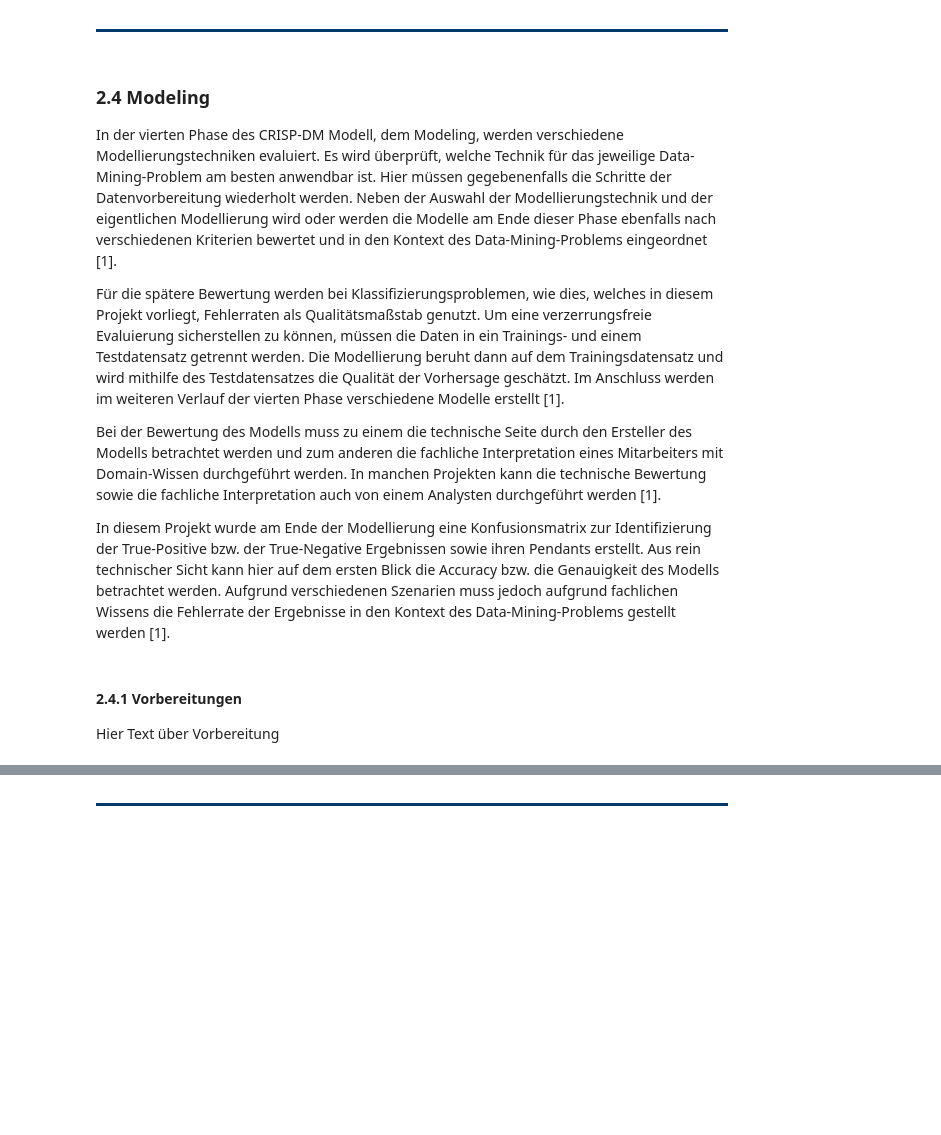
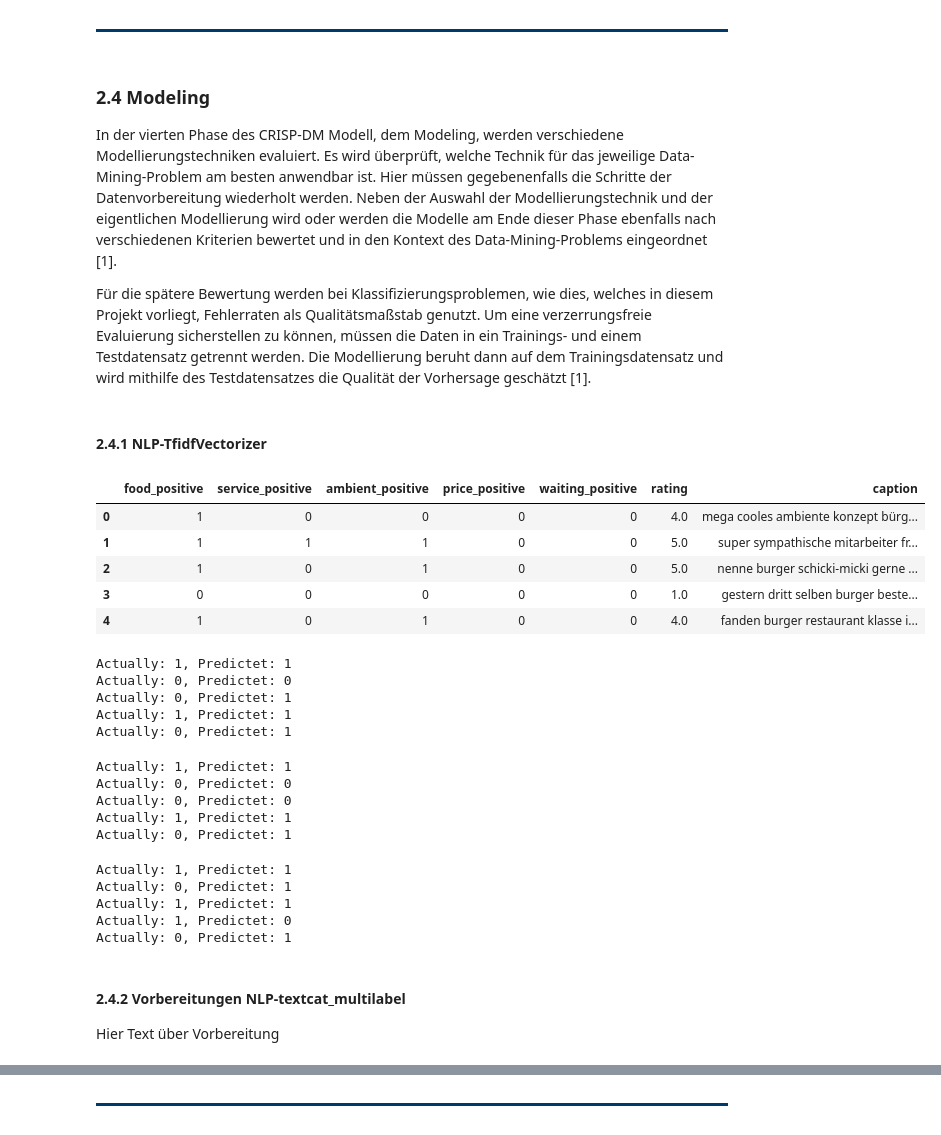
Before and after one commit to Herb-sh/NLPGoogleReviewSummary, a Jupyter notebook: Abschlussbericht.ipynb, the cells around one changed output, grey strips where cells are left out. Cells and saved outputs as stored; diff of their text form; code cells hidden in the pictures; blank space fills up the shorter version.

Commit message:
Abschlussbericht weiter verbessert

```diff
--- a/Abschlussbericht.ipynb
+++ b/Abschlussbericht.ipynb
@@ -79,8 +83,6 @@ HIER TEXT ÜBER DATA
 ### 2.4 Modeling
 In der vierten Phase des CRISP-DM Modell, dem Modeling, werden verschiedene Modellierungstechniken evaluiert. Es wird überprüft, welche Technik für das jeweilige Data-Mining-Problem am besten anwendbar ist. Hier müssen gegebenenfalls die Schritte der Datenvorbereitung wiederholt werden. Neben der Auswahl der Modellierungstechnik und der eigentlichen Modellierung wird oder werden die Modelle am Ende dieser Phase ebenfalls nach verschiedenen Kriterien bewertet und in den Kontext des Data-Mining-Problems eingeordnet [1].
 
-Für die spätere Bewertung werden bei Klassifizierungsproblemen, wie dies, welches in diesem Projekt vorliegt, Fehlerraten als Qualitätsmaßstab genutzt. Um eine verzerrungsfreie Evaluierung sicherstellen zu können, müssen die Daten in ein Trainings- und einem Testdatensatz getrennt werden. Die Modellierung beruht dann auf dem Trainingsdatensatz und wird mithilfe des Testdatensatzes die Qualität der Vorhersage geschätzt. Im Anschluss werden im weiteren Verlauf der vierten Phase verschiedene Modelle erstellt [1].
-
-Bei der Bewertung des Modells muss zu einem die technische Seite durch den Ersteller des Modells betrachtet werden und zum anderen die fachliche Interpretation eines Mitarbeiters mit Domain-Wissen durchgeführt werden. In manchen Projekten kann die technische Bewertung sowie die fachliche Interpretation auch von einem Analysten durchgeführt werden [1].
-
-In diesem Projekt wurde am Ende der Modellierung eine Konfusionsmatrix zur Identifizierung der True-Positive bzw. der True-Negative Ergebnissen sowie ihren Pendants erstellt. Aus rein technischer Sicht kann hier auf dem ersten Blick die Accuracy bzw. die Genauigkeit des Modells betrachtet werden. Aufgrund verschiedenen Szenarien muss jedoch aufgrund fachlichen Wissens die Fehlerrate der Ergebnisse in den Kontext des Data-Mining-Problems gestellt werden [1].
+Für die spätere Bewertung werden bei Klassifizierungsproblemen, wie dies, welches in diesem Projekt vorliegt, Fehlerraten als Qualitätsmaßstab genutzt. Um eine verzerrungsfreie Evaluierung sicherstellen zu können, müssen die Daten in ein Trainings- und einem Testdatensatz getrennt werden. Die Modellierung beruht dann auf dem Trainingsdatensatz und wird mithilfe des Testdatensatzes die Qualität der Vorhersage geschätzt [1].
+# %% [markdown]
+#### 2.4.1 NLP-TfidfVectorizer
@@ -86,0 +93,13 @@ In diesem Projekt wurde am Ende der Modellierung eine Konfusionsmatrix zur Ident
+# %%
+import pandas as pd
+# Selbsterstellte Bewertungen mit label
+trainingsdata = pd.read_csv("/Users/bastian/Documents/HS Aalen/Trimester 6/Text Mining und Web Analytics/NLPGoogleReviewSummary/data/reviews_merged_cleaned.csv", sep=';')
+# %%
+trainingsdata.iloc[:,1:].head()
+# %% [output]
+|  | food_positive | service_positive | ambient_positive | price_positive | waiting_positive | rating | caption |
+| 0 | 1 | 0 | 0 | 0 | 0 | 4.0 | mega cooles ambiente konzept bürg... |
+| 1 | 1 | 1 | 1 | 0 | 0 | 5.0 | super sympathische mitarbeiter fr... |
+| 2 | 1 | 0 | 1 | 0 | 0 | 5.0 | nenne burger schicki-micki gerne ... |
+| 3 | 0 | 0 | 0 | 0 | 0 | 1.0 | gestern dritt selben burger beste... |
+| 4 | 1 | 0 | 1 | 0 | 0 | 4.0 | fanden burger restaurant klasse i... |
@@ -87,3 +128,42 @@ In diesem Projekt wurde am Ende der Modellierung eine Konfusionsmatrix zur Ident
+# %%
+# Vorhersagen für die Kategorie Essen
+print(f"Actually: 1, Predictet: {nlp_tfidfvectorizer(trainingsdata, 'food_positive', 'Das Essen war gut')}")
+print(f"Actually: 0, Predictet: {nlp_tfidfvectorizer(trainingsdata, 'food_positive', 'Es hat nicht geschmeckt')}")
+print(f"Actually: 0, Predictet: {nlp_tfidfvectorizer(trainingsdata, 'food_positive', 'Schlechtes Essen')}")
+print(f"Actually: 1, Predictet: {nlp_tfidfvectorizer(trainingsdata, 'food_positive', 'Es war köstlich')}")
+print(f"Actually: 0, Predictet: {nlp_tfidfvectorizer(trainingsdata, 'food_positive', 'Es war schlimm')}")
+# %% [output]
+Actually: 1, Predictet: 1
+Actually: 0, Predictet: 0
+Actually: 0, Predictet: 1
+Actually: 1, Predictet: 1
+Actually: 0, Predictet: 1
+# %%
+# Vorhersagen für die Kategorie Service
+print(f"Actually: 1, Predictet: {nlp_tfidfvectorizer(trainingsdata, 'service_positive', 'Super freundlich')}")
+print(f"Actually: 0, Predictet: {nlp_tfidfvectorizer(trainingsdata, 'service_positive', 'Unfreundliche Bedienung')}")
+print(f"Actually: 0, Predictet: {nlp_tfidfvectorizer(trainingsdata, 'service_positive', 'Die Bedienung war sehr unfreundlich')}")
+print(f"Actually: 1, Predictet: {nlp_tfidfvectorizer(trainingsdata, 'service_positive', 'Die Bedienung war sehr freundlich')}")
+print(f"Actually: 0, Predictet: {nlp_tfidfvectorizer(trainingsdata, 'service_positive', 'Das Essen war sehr lecker, doch die Bedienung war nicht freundlich')}")
+# %% [output]
+Actually: 1, Predictet: 1
+Actually: 0, Predictet: 0
+Actually: 0, Predictet: 0
+Actually: 1, Predictet: 1
+Actually: 0, Predictet: 1
+# %%
+# Vorhersagen für die Kategorie Ambiente
+print(f"Actually: 1, Predictet: {nlp_tfidfvectorizer(trainingsdata, 'ambient_positive', 'Schönes Ambiente')}")
+print(f"Actually: 0, Predictet: {nlp_tfidfvectorizer(trainingsdata, 'ambient_positive', 'Kein schönes Ambiente')}")
+print(f"Actually: 1, Predictet: {nlp_tfidfvectorizer(trainingsdata, 'ambient_positive', 'Das Ambiente war schön')}")
+print(f"Actually: 1, Predictet: {nlp_tfidfvectorizer(trainingsdata, 'ambient_positive', 'Wir haben uns sehr wohl gefühlt')}")
+print(f"Actually: 0, Predictet: {nlp_tfidfvectorizer(trainingsdata, 'ambient_positive', 'Das Essen war sehr lecker, doch das Ambiente war nicht schön')}")
+# %% [output]
+Actually: 1, Predictet: 1
+Actually: 0, Predictet: 1
+Actually: 1, Predictet: 1
+Actually: 1, Predictet: 0
+Actually: 0, Predictet: 1
 # %% [markdown]
-#### 2.4.1 Vorbereitungen
+#### 2.4.2 Vorbereitungen NLP-textcat_multilabel
 Hier Text über Vorbereitung
```
Also changed, not shown: parts of 28 cells of this notebook.
